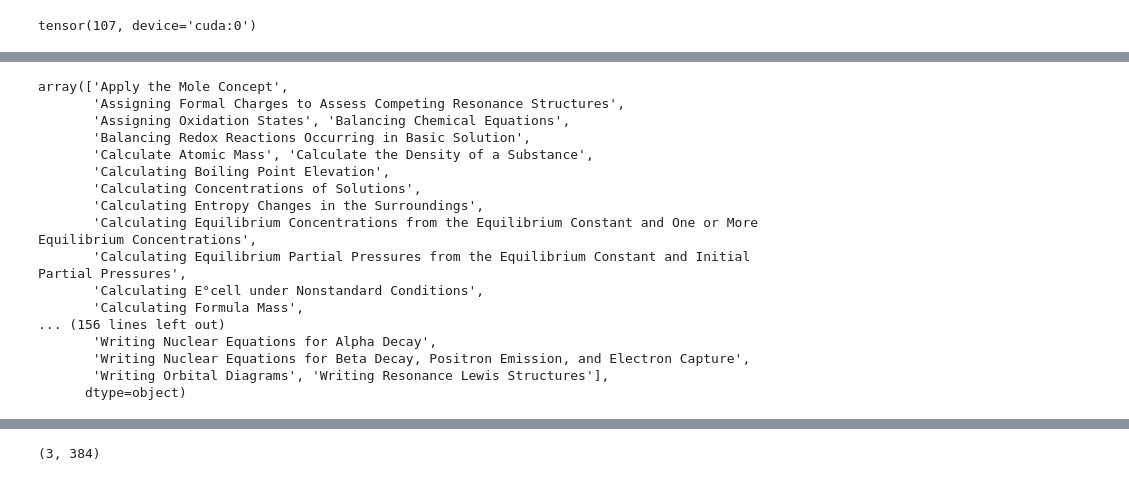
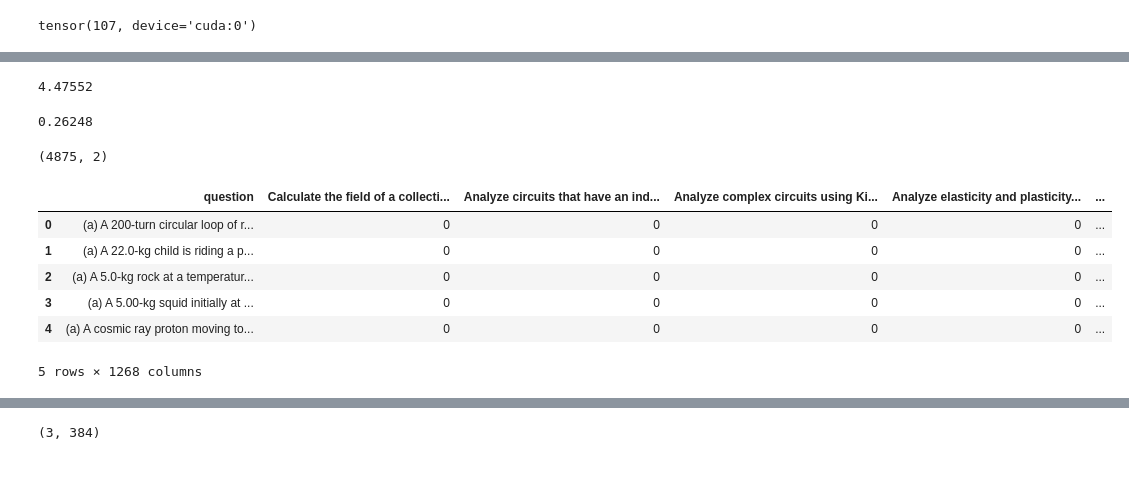
Before and after one commit to AmirZur/smartstem-ai, a Jupyter notebook: playground.ipynb, the cells around one changed output, grey strips where cells are left out. Drawn from its saved outputs; the diff is of its cells as text; code cells hidden in the pictures.

```diff
--- a/playground.ipynb
+++ b/playground.ipynb
@@ -539,0 +527,16 @@ We don't have question 20 from chapter 15
+# %%
+import util
+import pandas as pd
+
+OPENSTAX_COURSES = [
+    'Chemistry 2e',
+    'University Physics Volume 1',
+    'University Physics Volume 2',
+    'University Physics Volume 3'
+]
+
+PRINCIPLES_OF_CHEMISTRY_COURSE = 'Principles of Chemistry 3rd edition'
+
+data = pd.concat([
+    util.load_openstax_course(course) for course in OPENSTAX_COURSES
+] + [util.load_principles_of_chemistry_course(PRINCIPLES_OF_CHEMISTRY_COURSE)])
@@ -540,20 +617,26 @@ We don't have question 20 from chapter 15
+# %%
+sum([len(q.split()) for q in questions]) * 0.0200 / 1000
+# %% [output]
+4.47552
+# %%
+sum([len(lg.split()) for lg in learning_goals]) * 0.0200 / 1000
+# %% [output]
+0.26248
 # %%
-data.groupby('learning_goal').agg(list).index.values
+data.groupby('question').agg(list).shape
 # %% [output]
-array(['Apply the Mole Concept',
-       'Assigning Formal Charges to Assess Competing Resonance Structures',
-       'Assigning Oxidation States', 'Balancing Chemical Equations',
-       'Balancing Redox Reactions Occurring in Basic Solution',
-       'Calculate Atomic Mass', 'Calculate the Density of a Substance',
-       'Calculating Boiling Point Elevation',
-       'Calculating Concentrations of Solutions',
-       'Calculating Entropy Changes in the Surroundings',
-       'Calculating Equilibrium Concentrations from the Equilibrium Constant and One or More Equilibrium Concentrations',
-       'Calculating Equilibrium Partial Pressures from the Equilibrium Constant and Initial Partial Pressures',
-       'Calculating E°cell under Nonstandard Conditions',
-       'Calculating Formula Mass',
-... (156 lines left out)
-       'Writing Nuclear Equations for Alpha Decay',
-       'Writing Nuclear Equations for Beta Decay, Positron Emission, and Electron Capture',
-       'Writing Orbital Diagrams', 'Writing Resonance Lewis Structures'],
-      dtype=object)
+(4875, 2)
+# %%
+dummies = pd.get_dummies(
+    data, columns=['learning_goal'], prefix='', prefix_sep=''
+).groupby('question').sum(numeric_only=True).reset_index()
+
+dummies.head()
+# %% [output]
+|  | question | Calculate the field of a collecti... | Analyze circuits that have an ind... | Analyze complex circuits using Ki... | Analyze elasticity and plasticity... | ... |
+| 0 | (a) A 200-turn circular loop of r... | 0 | 0 | 0 | 0 | ... |
+| 1 | (a) A 22.0-kg child is riding a p... | 0 | 0 | 0 | 0 | ... |
+| 2 | (a) A 5.0-kg rock at a temperatur... | 0 | 0 | 0 | 0 | ... |
+| 3 | (a) A 5.00-kg squid initially at ... | 0 | 0 | 0 | 0 | ... |
+| 4 | (a) A cosmic ray proton moving to... | 0 | 0 | 0 | 0 | ... |
+5 rows × 1268 columns
```
Also changed, not shown: parts of 50 cells of this notebook.
